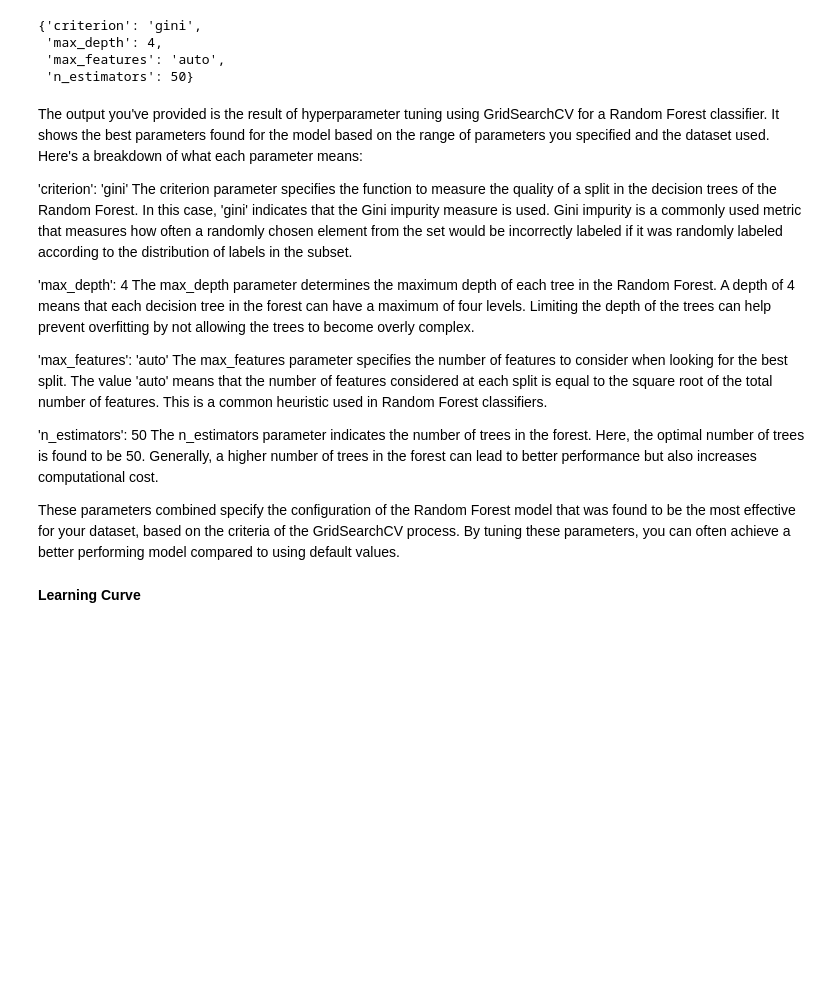
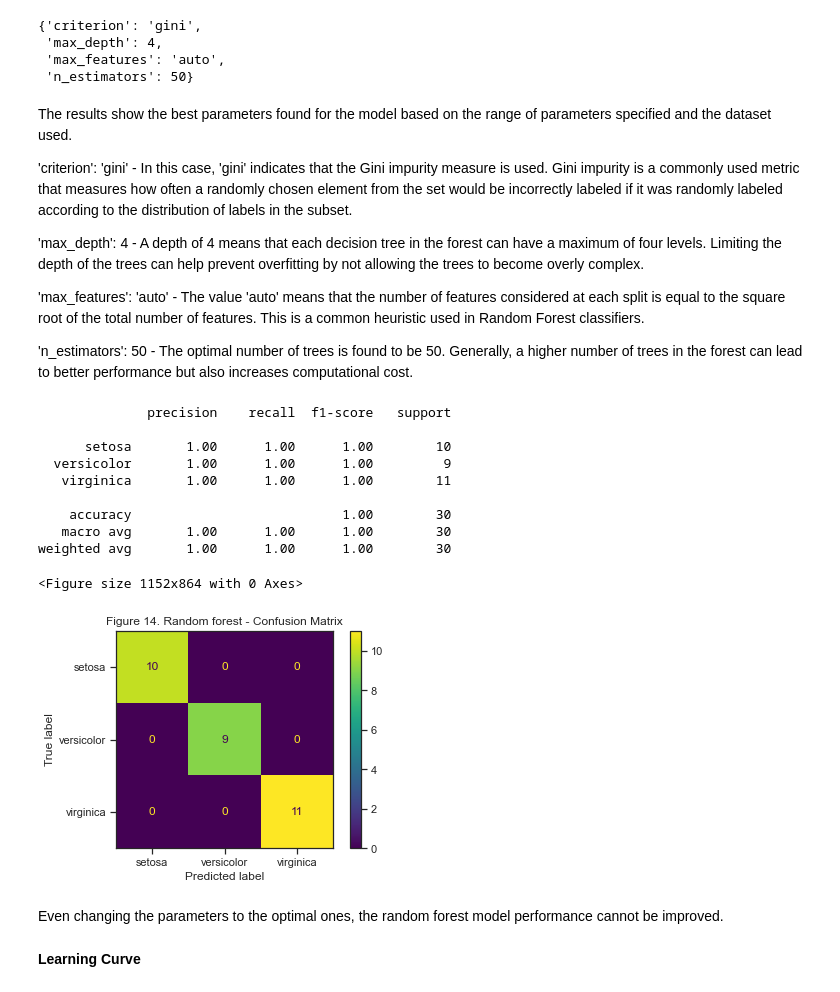
Before and after one commit to RobVergano/Machine-Learning, a Jupyter notebook: Project.ipynb, the cells around one changed output. Drawn from its saved outputs; the diff is of its cells as text; code cells hidden in the pictures; blank space fills up the shorter version.

```diff
--- a/Project.ipynb
+++ b/Project.ipynb
@@ -813,21 +860,61 @@ Fitting 5 folds for each of 90 candidates, totalling 450 fits
  'max_features': 'auto',
  'n_estimators': 50}
 # %% [markdown]
-The output you've provided is the result of hyperparameter tuning using GridSearchCV for a Random Forest classifier. It shows the best parameters found for the model based on the range of parameters you specified and the dataset used. Here's a breakdown of what each parameter means:
+The results show the best parameters found for the model based on the range of parameters specified and the dataset used.
 
-'criterion': 'gini'
-        The criterion parameter specifies the function to measure the quality of a split in the decision trees of the Random Forest. In this case, 'gini' indicates that the Gini impurity measure is used. Gini impurity is a commonly used metric that measures how often a randomly chosen element from the set would be incorrectly labeled if it was randomly labeled according to the distribution of labels in the subset.
+'criterion': 'gini' - In this case, 'gini' indicates that the Gini impurity measure is used. Gini impurity is a commonly used metric that measures how often a randomly chosen element from the set would be incorrectly labeled if it was randomly labeled according to the distribution of labels in the subset.
 
-'max_depth': 4
-        The max_depth parameter determines the maximum depth of each tree in the Random Forest. A depth of 4 means that each decision tree in the forest can have a maximum of four levels. Limiting the depth of the trees can help prevent overfitting by not allowing the trees to become overly complex.
+'max_depth': 4 - A depth of 4 means that each decision tree in the forest can have a maximum of four levels. Limiting the depth of the trees can help prevent overfitting by not allowing the trees to become overly complex.
 
-'max_features': 'auto'
-        The max_features parameter specifies the number of features to consider when looking for the best split. The value 'auto' means that the number of features considered at each split is equal to the square root of the total number of features. This is a common heuristic used in Random Forest classifiers.
+'max_features': 'auto' - The value 'auto' means that the number of features considered at each split is equal to the square root of the total number of features. This is a common heuristic used in Random Forest classifiers.
 
-'n_estimators': 50
-        The n_estimators parameter indicates the number of trees in the forest. Here, the optimal number of trees is found to be 50. Generally, a higher number of trees in the forest can lead to better performance but also increases computational cost.
-
-These parameters combined specify the configuration of the Random Forest model that was found to be the most effective for your dataset, based on the criteria of the GridSearchCV process. By tuning these parameters, you can often achieve a better performing model compared to using default values.
+'n_estimators': 50 - The optimal number of trees is found to be 50. Generally, a higher number of trees in the forest can lead to better performance but also increases computational cost.
+# %%
+# Random forest model evaluation on the iris dataset with optimized parameters
+
+# Optimal parameters
+optimal_params = {
+    'criterion': 'gini',
+    'max_depth': 4,
+    'max_features': 'auto',
+    'n_estimators': 50,
+    'random_state': 42
+}
+
+# Creating the Random Forest Classifier with the optimal parameters
+optimal_rf = RandomForestClassifier(**optimal_params)
+
+optimal_rf.fit(X_train, y_train)
+
+# Predictions
+y_pred = optimal_rf.predict(X_test)
+class_names = dt['class'].unique()
+
+
+# Model evaluation
+evaluation_report2 = classification_report(y_test, y_pred)
+print(evaluation_report2)
+
+# Confusion matrix
+conf_matrix3 = confusion_matrix(y_test, y_pred)
+plt.figure(figsize=(16, 12))
+ConfusionMatrixDisplay(conf_matrix3, display_labels=class_names).plot(values_format='.0f')
+plt.title('Figure 14. Random forest - Confusion Matrix')
+plt.show()
+# %% [output]
+              precision    recall  f1-score   support
+
+      setosa       1.00      1.00      1.00        10
+  versicolor       1.00      1.00      1.00         9
+   virginica       1.00      1.00      1.00        11
+
+    accuracy                           1.00        30
+   macro avg       1.00      1.00      1.00        30
+weighted avg       1.00      1.00      1.00        30
+<Figure size 1152x864 with 0 Axes>
+[figure, added]
+# %% [markdown]
+Even changing the parameters to the optimal ones, the random forest model performance cannot be improved.
 # %% [markdown]
 **Learning Curve**
 # %%
```
Also changed, not shown: parts of 38 cells of this notebook.
